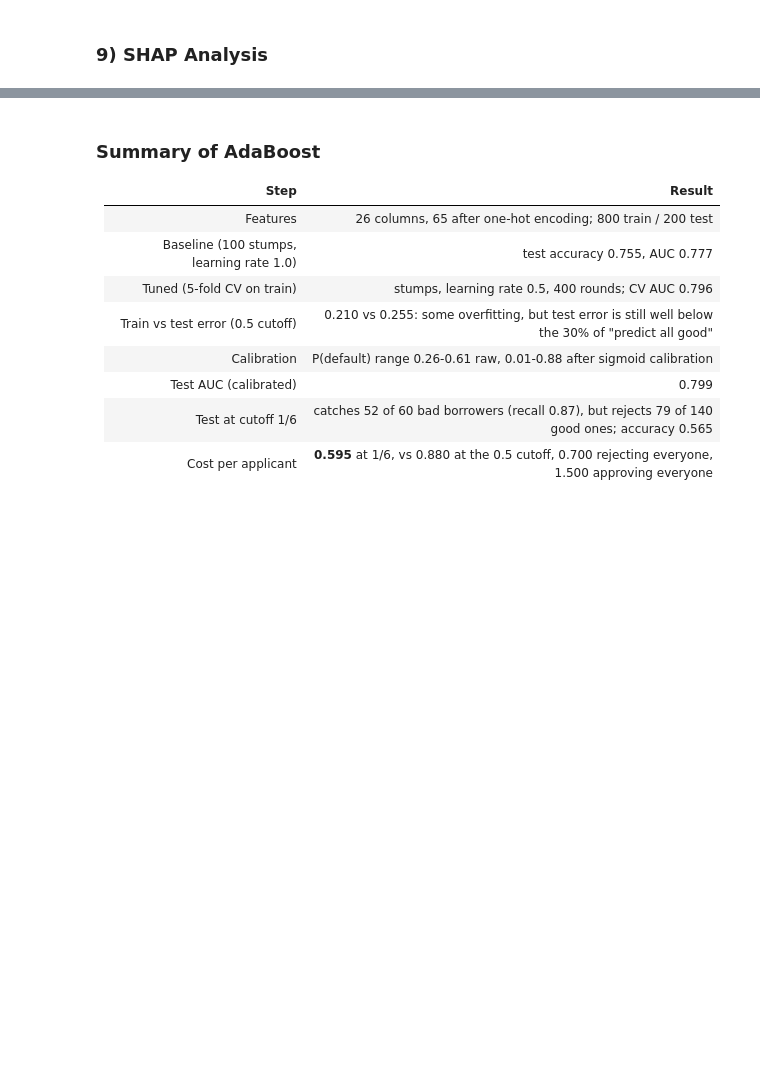
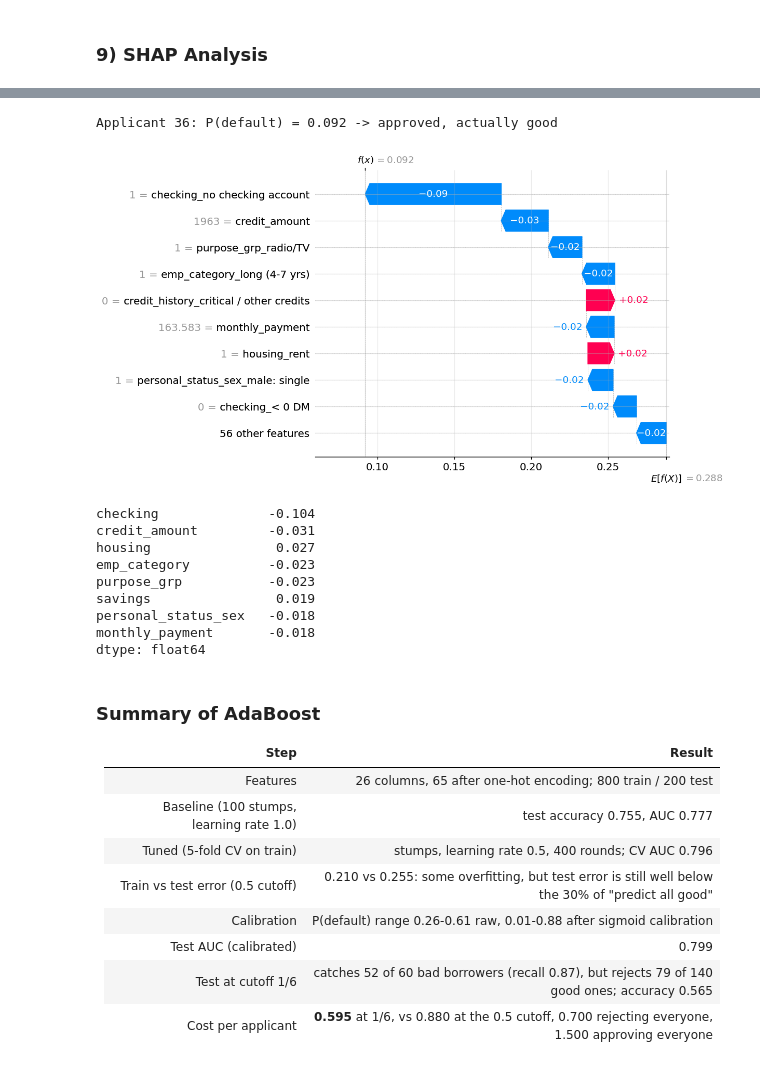
Before and after one commit to chrisgoh9/dseqf4212-group8, a Jupyter notebook: dseqf4212-group8.ipynb, the cells around one changed output, grey strips where cells are left out. Cells and saved outputs as stored; diff of their text form; code cells hidden in the pictures; blank space fills up the shorter version.

Commit message:
adaboost waterfall

```diff
--- a/dseqf4212-group8.ipynb
+++ b/dseqf4212-group8.ipynb
@@ -1726,3 +1741,29 @@ shap.plots.bar(sv_ada, max_display=15)
+# %%
+# Second waterfall: a correctly approved good borrower (true negative), closest to the median score
+p_ada = ada_cal.predict_proba(x_test_ada.iloc[:N_EXPLAIN])[:, 1]
+y_ada0 = y_test_ada.iloc[:N_EXPLAIN].values
+tn_ada = np.where((y_ada0 == 0) & (p_ada <= THRESHOLD))[0]          # actual good, approved at 1/6
+i_good_ada = tn_ada[np.argmin(np.abs(p_ada[tn_ada] - np.median(p_ada[tn_ada])))]
+
+print(f"Applicant {i_good_ada}: P(default) = {p_ada[i_good_ada]:.3f} -> approved, actually good")
+shap.plots.waterfall(sv_ada[i_good_ada], max_display=10)
+
+# Same applicant, with each variable's dummy columns added together (for the report text)
+group_of_ada = {c: next((v for v in cat_features_ada if c.startswith(v + "_")), c) for c in x_test_ada.columns}
+row_good = pd.Series(sv_ada.values[i_good_ada], index=x_test_ada.columns)
+print(row_good.groupby(group_of_ada).sum().sort_values(key=abs, ascending=False).head(8).round(3))
+# %% [output]
+Applicant 36: P(default) = 0.092 -> approved, actually good
+[figure, added]
+checking              -0.104
+credit_amount         -0.031
+housing                0.027
+emp_category          -0.023
+purpose_grp           -0.023
+savings                0.019
+personal_status_sex   -0.018
+monthly_payment       -0.018
+dtype: float64
 # %% [markdown]
 ### Summary of AdaBoost
 
```
Also changed, not shown: parts of 2 cells of this notebook.
